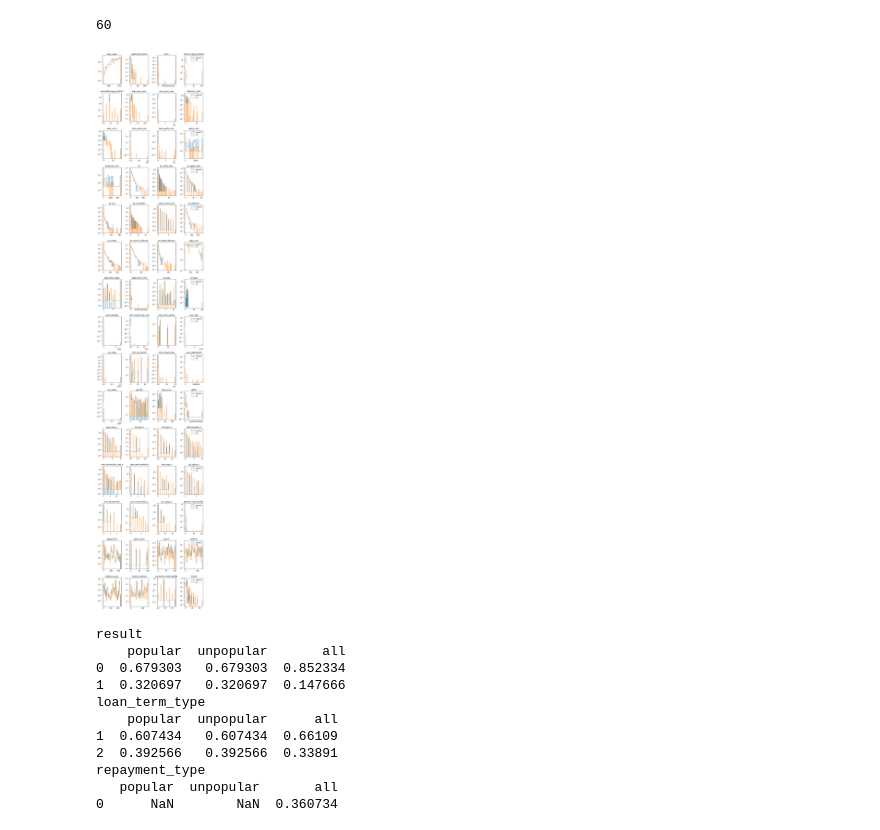
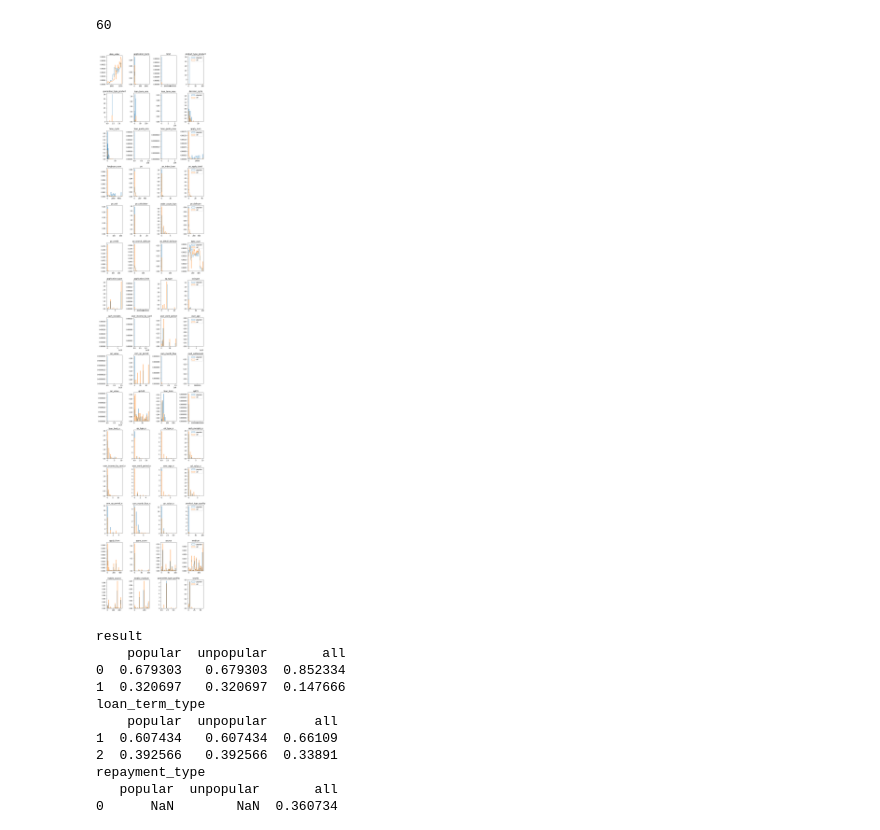
Before and after one commit to apaciorek/grouprong360, a Jupyter notebook: jen/EDA.ipynb, the cells around one changed output. Drawn from its saved outputs; the diff is of its cells as text; code cells hidden in the pictures.

```diff
--- a/jen/Untitled.ipynb
+++ b/jen/EDA.ipynb
@@ -289,17 +289,17 @@ len(numerical_columns)
 # %%
 plt.rcParams["figure.figsize"] = (10,50)
 for i, colname in enumerate(numerical_columns):
     plt.subplot(15,4,i+1)
     plt.title(colname)
   #  if unpopular_products[colname].notna().sum() != 0:
    #     plt.hist(unpopular_products[colname], bins=30, histtype='step',log=1,  density=1, label="unpopular")
     if popular_products[colname].notna().sum() != 0:
-        plt.hist(popular_products[colname],bins=30, histtype='step', log=1, density=1,label="popular")
-    plt.hist(df[colname],bins=50, histtype='step', log=1, density=True, label="all")
+        plt.hist(popular_products[colname],bins=30, histtype='step', log=False, density=True,label="popular")
+    plt.hist(df[colname],bins=50, histtype='step', log=False, density=True, label="all")
     if (i+1)%4==0: plt.legend()
 plt.tight_layout()
 # %% [output]
-[figure, old version]
+[figure, new version]
 # %%
 popular_dict = {}
 for colname in smaller_categoricals_columns:
```
Also changed, not shown: parts of 2 cells of this notebook.
